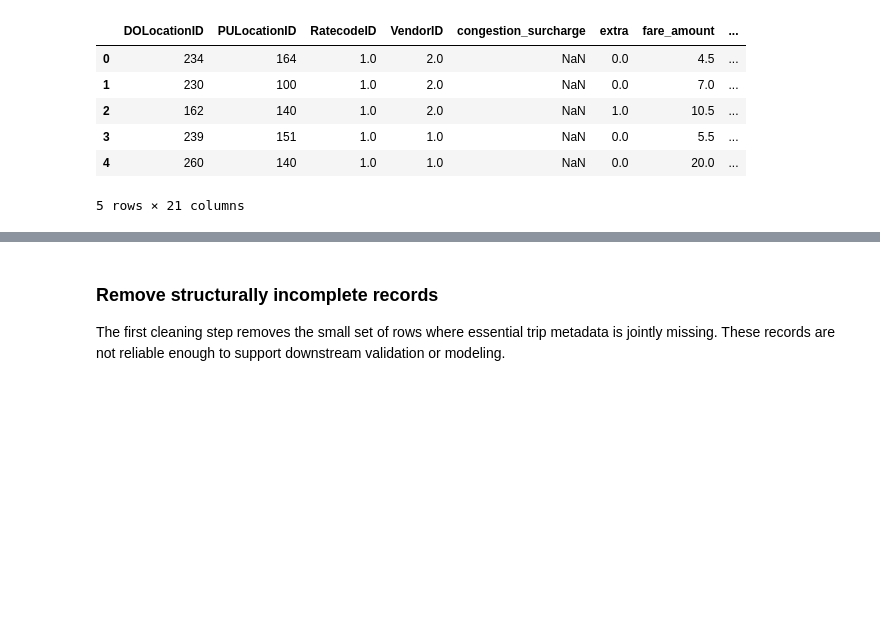
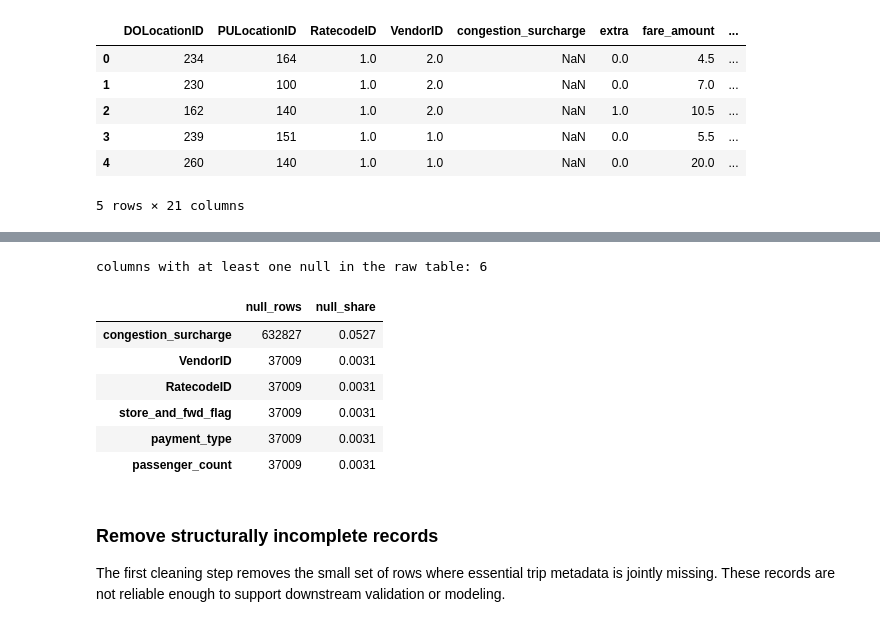
Before and after one commit to leokonma/NYC-Taxi-ML, a Jupyter notebook: notebooks/02_cleaninig.ipynb, the cells around one changed output, grey strips where cells are left out. Cells and saved outputs as stored; diff of their text form; code cells hidden in the pictures; blank space fills up the shorter version.

```diff
--- a/notebooks/02_cleaninig.ipynb
+++ b/notebooks/02_cleaninig.ipynb
@@ -41,3 +45,24 @@ zone lookup shape: (265, 4)
+# %%
+raw_null_summary = (
+    df.isna().sum()
+    .sort_values(ascending=False)
+    .rename("null_rows")
+    .to_frame()
+)
+raw_null_summary["null_share"] = (raw_null_summary["null_rows"] / len(df)).round(4)
+raw_null_summary = raw_null_summary.loc[raw_null_summary["null_rows"] > 0]
+
+print("columns with at least one null in the raw table:", len(raw_null_summary))
+raw_null_summary.head(15)
+# %% [output]
+columns with at least one null in the raw table: 6
+|  | null_rows | null_share |
+| congestion_surcharge | 632827 | 0.0527 |
+| VendorID | 37009 | 0.0031 |
+| RatecodeID | 37009 | 0.0031 |
+| store_and_fwd_flag | 37009 | 0.0031 |
+| payment_type | 37009 | 0.0031 |
+| passenger_count | 37009 | 0.0031 |
 # %% [markdown]
 ### Remove structurally incomplete records
 
```
Also changed, not shown: parts of 3 cells of this notebook, 1 other file.
